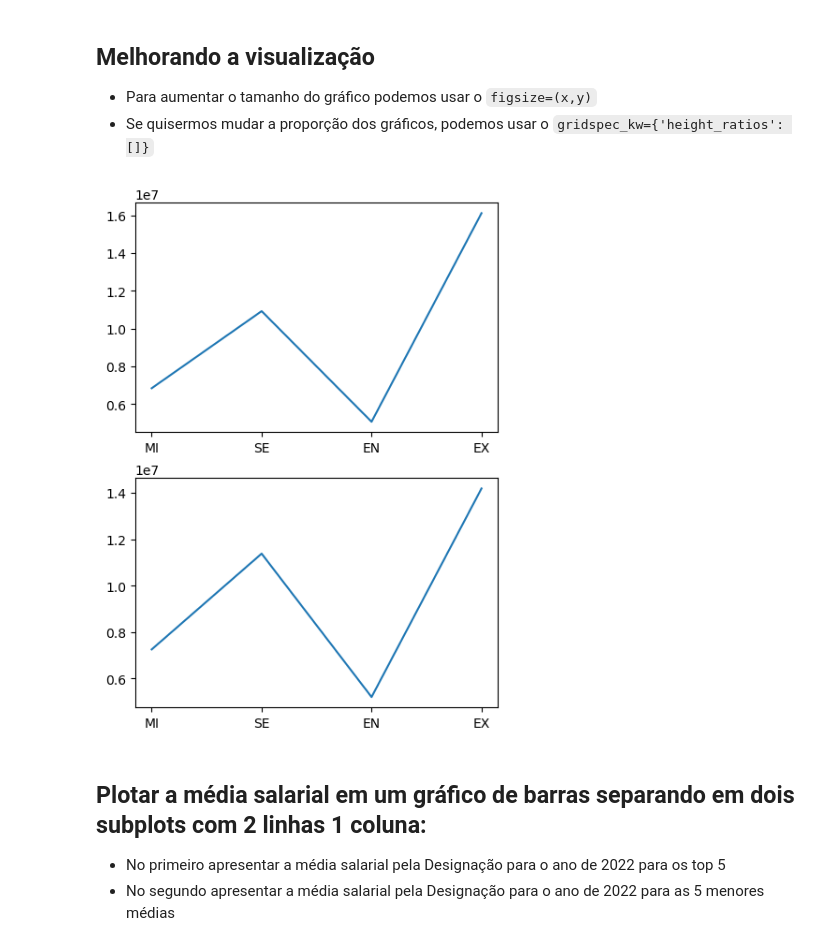
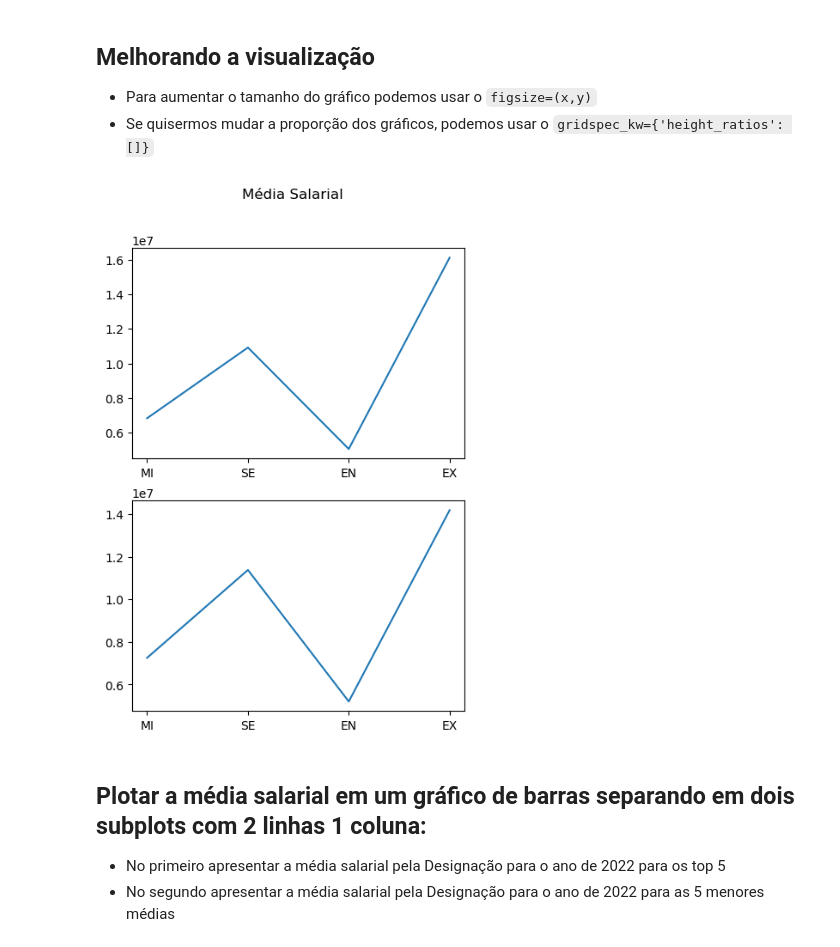
Before and after one commit to AlexandreRosasCosta/Ciencia_de_Dados, a Jupyter notebook: Projeto2/Projeto 02 - Matplotlib.ipynb, the cells around one changed output. Cells and saved outputs as stored; diff of their text form; code cells hidden in the pictures.

```diff
--- a/Projeto2/Projeto 02 - Matplotlib.ipynb
+++ b/Projeto2/Projeto 02 - Matplotlib.ipynb
@@ -152,11 +161,12 @@ plt.show()
 - Se quisermos mudar a proporção dos gráficos, podemos usar o `gridspec_kw={'height_ratios': []}`
 # %%
 fig, ax = plt.subplots(figsize=(5,7), nrows=2, ncols=1, gridspec_kw={'height_ratios':[1,1]})
+fig.suptitle('Média Salarial')
 ax[0].plot(experiencia, calcular_media(2020, experiencia))
 ax[1].plot(experiencia, calcular_media(2022, experiencia))
 plt.show()
 # %% [output]
-[figure, old version]
+[figure, new version]
 # %% [markdown]
 ## Plotar a média salarial em um gráfico de barras separando em dois subplots com 2 linhas 1 coluna:
 - No primeiro apresentar a média salarial pela Designação para o ano de 2022 para os top 5
```
Also changed, not shown: parts of 3 cells of this notebook.
